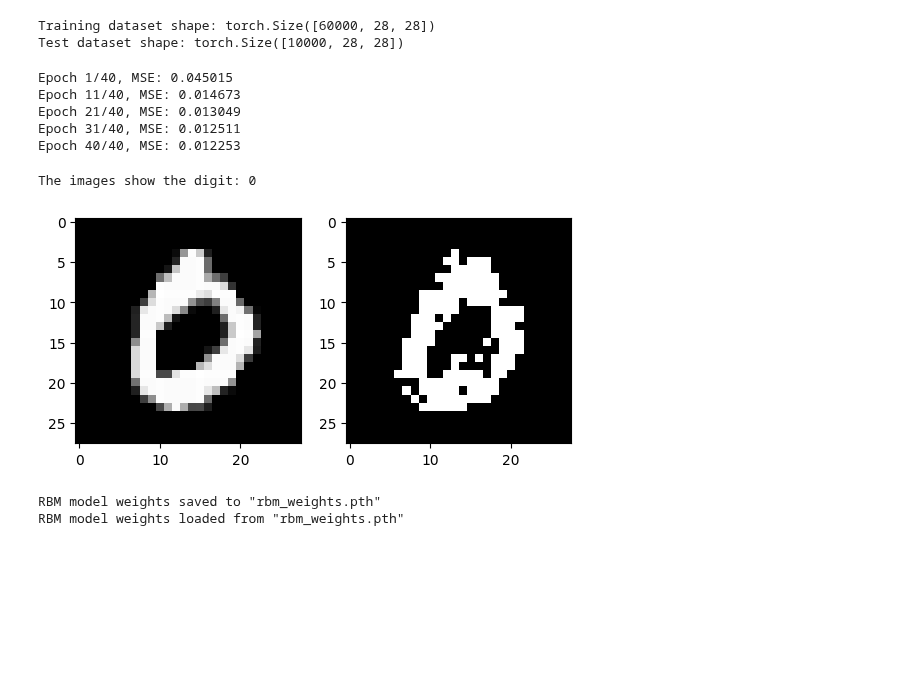
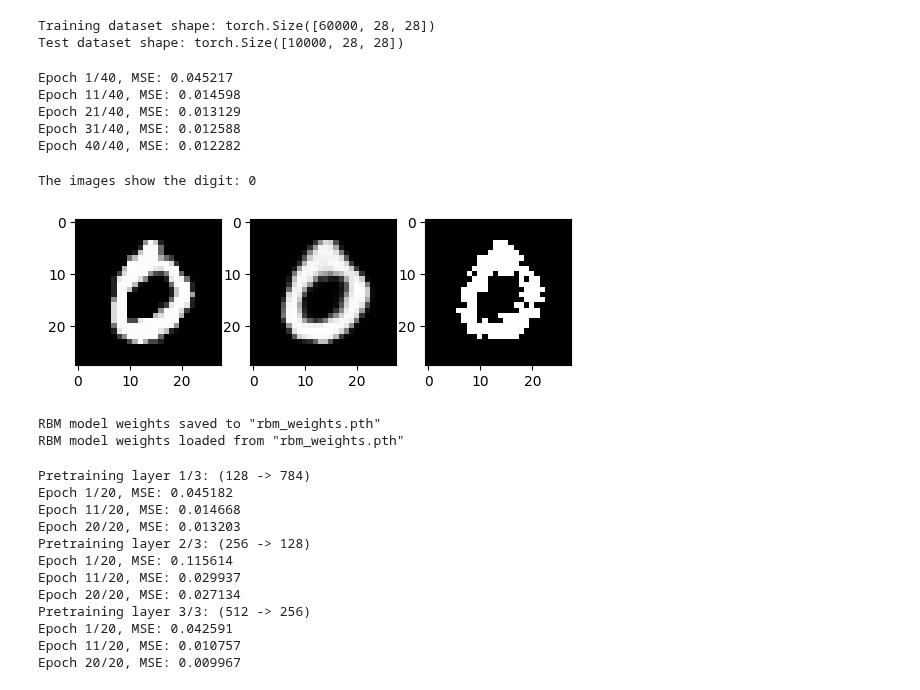
Before and after one commit to pavelihno/cognition-computation-project, a Jupyter notebook: notebook.ipynb, the cells around one changed output. Drawn from its saved outputs; the diff is of its cells as text; code cells hidden in the pictures; blank space fills up the shorter version.

Commit message:
DBN training

```diff
--- a/notebook.ipynb
+++ b/notebook.ipynb
@@ -23,17 +23,28 @@ class RBM(nn.Module):
         self.v_bias = nn.Parameter(torch.zeros(n_visible))
         self.k = k
 
+    @torch.no_grad()
     def sample_h(self, v):
         prob_h = torch.sigmoid(torch.matmul(v, self.W.t()) + self.h_bias)
         return prob_h, torch.bernoulli(prob_h)
 
+    @torch.no_grad()
     def sample_v(self, h):
         prob_v = torch.sigmoid(torch.matmul(h, self.W) + self.v_bias)
         return prob_v, torch.bernoulli(prob_v)
 
+    @torch.no_grad()
+    def reconstruct(self, v, return_sample=False):
+        prob_h, h = self.sample_h(v)
+        prob_v_rec, v_rec = self.sample_v(h if return_sample else prob_h)
+        return prob_v_rec, v_rec
+
     def free_energy(self, v):
         vbias_term = v @ self.v_bias
-        hidden_term = torch.sum(F.softplus(v @ self.W.t() + self.h_bias), dim=1)
+        hidden_term = torch.sum(
+            F.softplus(v @ self.W.t() + self.h_bias),
+            dim=1
+        )
         return -vbias_term - hidden_term
 
     @torch.no_grad()
@@ -59,7 +70,7 @@ class RBM(nn.Module):
             shuffle = torch.randperm(n, device=device)
 
             for start in range(0, n, batch_size):
-                i  = shuffle[start:start+batch_size]
+                i = shuffle[start:start+batch_size]
                 v0 = dataset[i]
 
                 prob_v, v = self.gibbs_k(v0)
@@ -76,7 +87,7 @@ class RBM(nn.Module):
             recon_loss_history.append(epoch_recon_loss)
 
             if epoch % 10 == 0 or epoch == epochs - 1:
-              print(f"Epoch {epoch+1}/{epochs}, MSE: {epoch_recon_loss:.6f}")
+                print(f'Epoch {epoch+1}/{epochs}, MSE: {epoch_recon_loss:.6f}')
 
         return recon_loss_history
 # %% [markdown]
@@ -243,23 +248,22 @@ loss_history = rbm.fit(
     device=device
 )
 # %% [output]
-Epoch 1/40, MSE: 0.045015
-Epoch 11/40, MSE: 0.014673
-Epoch 21/40, MSE: 0.013049
-Epoch 31/40, MSE: 0.012511
-Epoch 40/40, MSE: 0.012253
+Epoch 1/40, MSE: 0.045217
+Epoch 11/40, MSE: 0.014598
+Epoch 21/40, MSE: 0.013129
+Epoch 31/40, MSE: 0.012588
+Epoch 40/40, MSE: 0.012282
 # %%
 test_idx = 3
 test_img = mnist_test_ds.data[test_idx]
 test_digit = mnist_test_ds.targets[test_idx]
 
-_prob_h, _h = rbm.sample_h(test_img.reshape(1, n_visible))
-_prob_v, _v = rbm.sample_v(_h)
-
+_prob_v, _v = rbm.reconstruct(test_img.reshape(1, n_visible), return_sample=True)
+reconstruct_prob_img = _prob_v.reshape(mnist_img_shape).detach()
 reconstruct_img = _v.reshape(mnist_img_shape).detach()
 
-compare_imgs([test_img, reconstruct_img], test_digit)
+compare_imgs([test_img, reconstruct_prob_img, reconstruct_img], test_digit)
 # %% [output]
 The images show the digit: 0
-[figure, old version]
+[figure, new version]
 # %%
@@ -276,3 +280,36 @@ print(f'RBM model weights loaded from "{weights_file_name}"')
 # %% [output]
 RBM model weights saved to "rbm_weights.pth"
 RBM model weights loaded from "rbm_weights.pth"
+# %%
+train_ds_size = mnist_train_ds.data.shape[0]
+train_data = mnist_train_ds.data.reshape(train_ds_size, n_visible)
+
+# Initialize DBN
+dbn = DBN(
+    n_visible=n_visible,
+    n_hidden=[128, 256, 512],
+    k=1
+)
+
+# DBN training
+dbn_loss_histories = dbn.fit(
+    dataset=train_data,
+    learning_rate=0.001,
+    epochs=20,
+    batch_size=32,
+    device=device,
+    sample_mode=False,
+)
+# %% [output]
+Pretraining layer 1/3: (128 -> 784)
+Epoch 1/20, MSE: 0.045182
+Epoch 11/20, MSE: 0.014668
+Epoch 20/20, MSE: 0.013203
+Pretraining layer 2/3: (256 -> 128)
+Epoch 1/20, MSE: 0.115614
+Epoch 11/20, MSE: 0.029937
+Epoch 20/20, MSE: 0.027134
+Pretraining layer 3/3: (512 -> 256)
+Epoch 1/20, MSE: 0.042591
+Epoch 11/20, MSE: 0.010757
+Epoch 20/20, MSE: 0.009967
```
Also changed, not shown: parts of 7 cells of this notebook.
